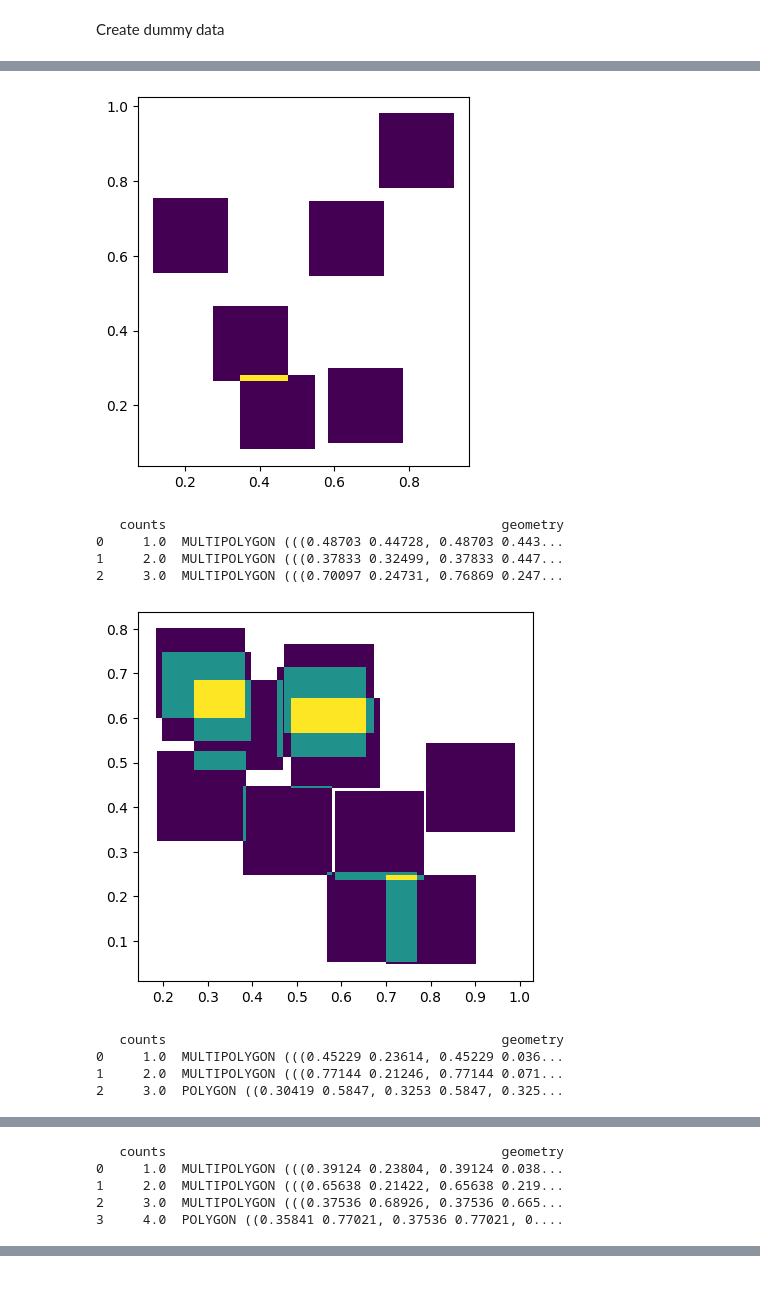
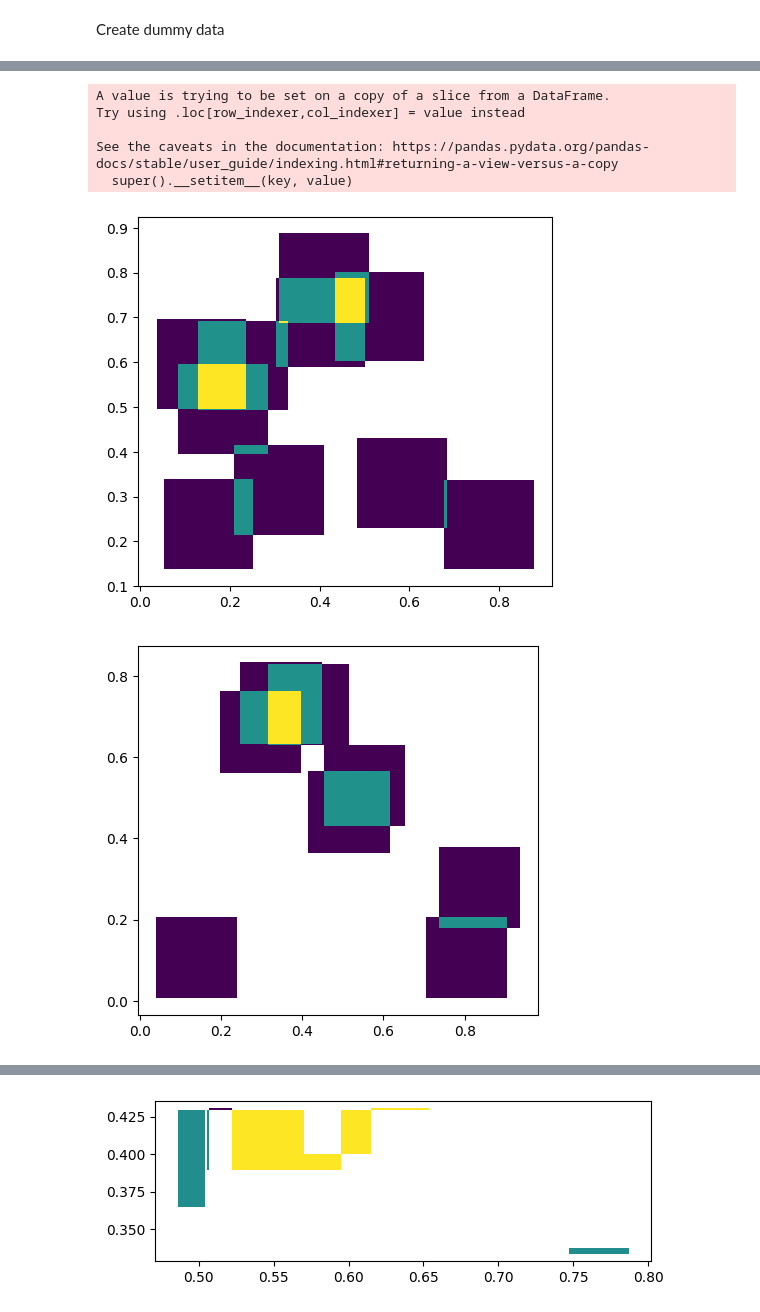
Before and after one commit to open-forest-observatory/scientific-python-utils, a Jupyter notebook: dev/test_overlapping.ipynb, the cells around one changed output, grey strips where cells are left out. Drawn from its saved outputs; the diff is of its cells as text; code cells hidden in the pictures; blank space fills up the shorter version.

```diff
--- a/dev/test_overlapping.ipynb
+++ b/dev/test_overlapping.ipynb
@@ -22,6 +22,11 @@ classified_polygons.plot("classes",alpha=0.3)
 import matplotlib.pyplot as plt
 def merge_classified_polygons(classified_polygons, class_column=None):
     grouped = {k[0]:v for k, v in classified_polygons.groupby([class_column])}
+
+    unique_classes = list(grouped.keys())
+
+    counts_overlays = []
+
     for k, v in grouped.items():
         v.drop("classes", axis=1, inplace=True)
         v["counts"] = 1
@@ -33,12 +38,52 @@ def merge_classified_polygons(classified_polygons, class_column=None):
             overlay.fillna(0, inplace=True)
             overlay["counts"] = overlay["counts_1"] + overlay["counts_2"]
             overlay.drop(["counts_1", "counts_2"], axis=1, inplace=True)
+        overlay = overlay.dissolve("counts", as_index=False)
+        overlay[k] = overlay["counts"]
         overlay.plot("counts")
-        overlay = overlay.dissolve("counts", as_index=False)
-        print(overlay)
-        plt.show()
-    # Split by class
-    # Group each class and count the number of contributions
+        overlay.drop("counts", axis=1, inplace=True)
+
+        counts_overlays.append(overlay)
+
+    votes_per_class = counts_overlays[0]
+
+    for single_class_overlay in counts_overlays[1:]:
+        votes_per_class = votes_per_class.overlay(single_class_overlay)
+
+    class_counts_matrix = votes_per_class[unique_classes].values
+    max_class_counts = np.max(class_counts_matrix, axis=1, keepdims=True)
+
+    # Find rows where one class has the most votes
+    one_max_class = np.sum(max_class_counts == class_counts_matrix, axis=1) == 1
+
+    # Extract rows where one class has the most votes
+    rows_with_one_class = votes_per_class.iloc[one_max_class]
+    # Label them with the max class
+    rows_with_one_class["max_class"] = rows_with_one_class[unique_classes].idxmax(axis=1)
+    # Dissolve all polygons so we have one (multi)polygon per class
+    rows_with_one_class = rows_with_one_class.dissolve("max_class", as_index=False)
+    # Compute the area of each
+    rows_with_one_class["area"] = rows_with_one_class.area
+    rows_with_one_class.plot("area")
+
+
+    print(rows_with_one_class["area"])
+    sorted_inds = (rows_with_one_class["area"]).argsort()
+    sorted_classes = rows_with_one_class.index[sorted_inds].tolist()
+    print(sorted_classes)
+
+    # Determine which classes (if any) have no non-overlapping regions. Add them to the start of the
+    # list
+    zero_area_classes = [c for c in unique_classes if c not in sorted_classes]
+    # Prepend the classes to the beginning of the list of sorted classes
+    sorted_classes = zero_area_classes + sorted_classes
+
+    # Get the new order of column names
+    print(votes_per_class[sorted_classes])
+    max_class = votes_per_class[sorted_classes].idxmax(axis=1)
+    print(max_class)
+    votes_per_class["max_class"] = max_class
+    votes_per_class.plot("max_class")
 
 merge_classified_polygons(classified_polygons=classified_polygons, class_column="classes")
 # %% [output]
@@ -48,10 +107,7 @@ merge_classified_polygons(classified_polygons=classified_polygons, class_column=
+A value is trying to be set on a copy of a slice from a DataFrame.
+Try using .loc[row_indexer,col_indexer] = value instead
+
+See the caveats in the documentation: https://pandas.pydata.org/pandas-docs/stable/user_guide/indexing.html#returning-a-view-versus-a-copy
+  super().__setitem__(key, value)
-[figure, old version]
+[figure, new version]
-   counts                                           geometry
-0     1.0  MULTIPOLYGON (((0.48703 0.44728, 0.48703 0.443...
-1     2.0  MULTIPOLYGON (((0.37833 0.32499, 0.37833 0.447...
-2     3.0  MULTIPOLYGON (((0.70097 0.24731, 0.76869 0.247...
-[figure, old version]
+[figure, new version]
-   counts                                           geometry
-0     1.0  MULTIPOLYGON (((0.45229 0.23614, 0.45229 0.036...
-1     2.0  MULTIPOLYGON (((0.77144 0.21246, 0.77144 0.071...
-2     3.0  POLYGON ((0.30419 0.5847, 0.3253 0.5847, 0.325...
@@ -59,5 +114,0 @@ merge_classified_polygons(classified_polygons=classified_polygons, class_column=
-   counts                                           geometry
-0     1.0  MULTIPOLYGON (((0.39124 0.23804, 0.39124 0.038...
-1     2.0  MULTIPOLYGON (((0.65638 0.21422, 0.65638 0.219...
-2     3.0  MULTIPOLYGON (((0.37536 0.68926, 0.37536 0.665...
-3     4.0  POLYGON ((0.35841 0.77021, 0.37536 0.77021, 0....
@@ -64,0 +116 @@ merge_classified_polygons(classified_polygons=classified_polygons, class_column=
+[figure, added]
```
Also changed, not shown: parts of 2 cells of this notebook.
